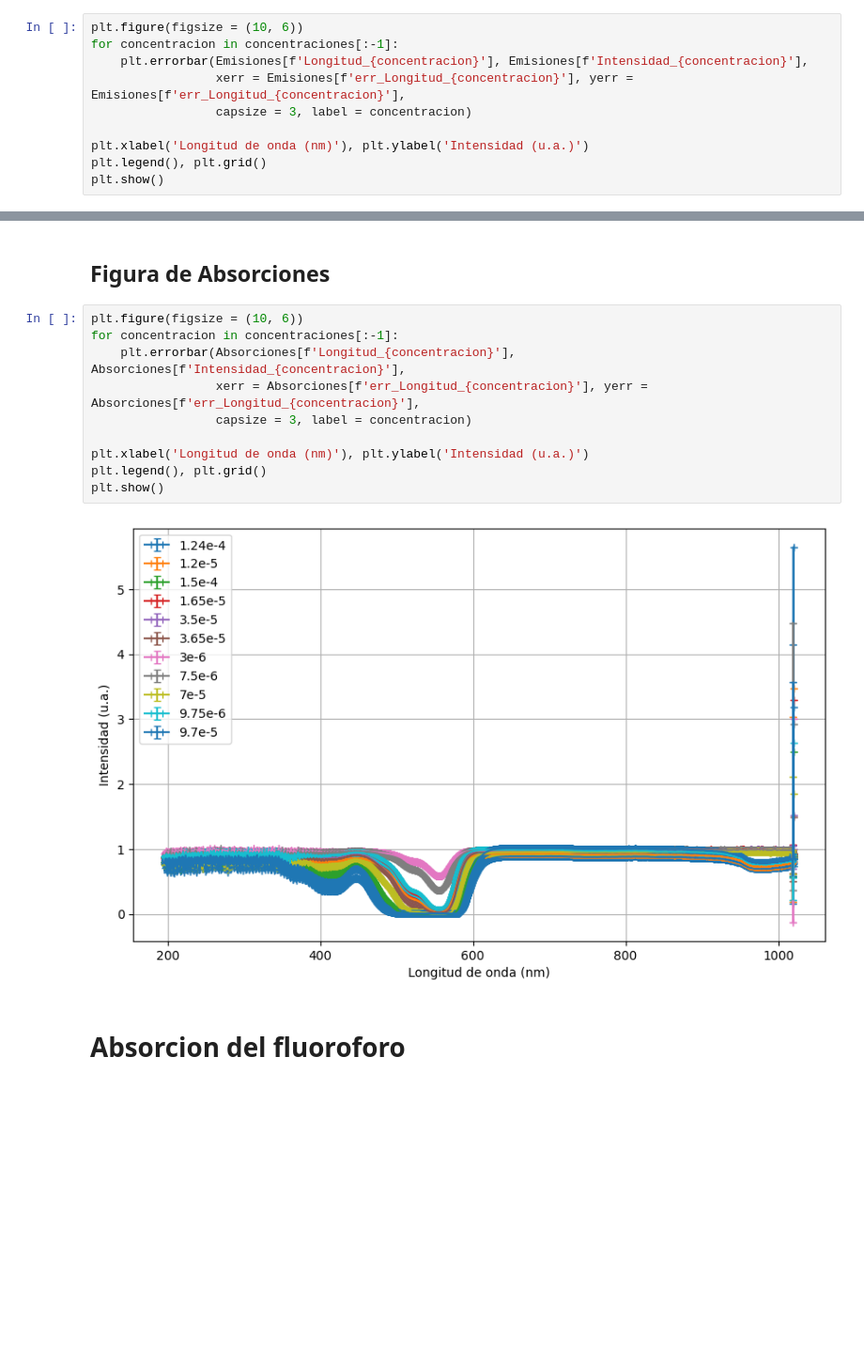
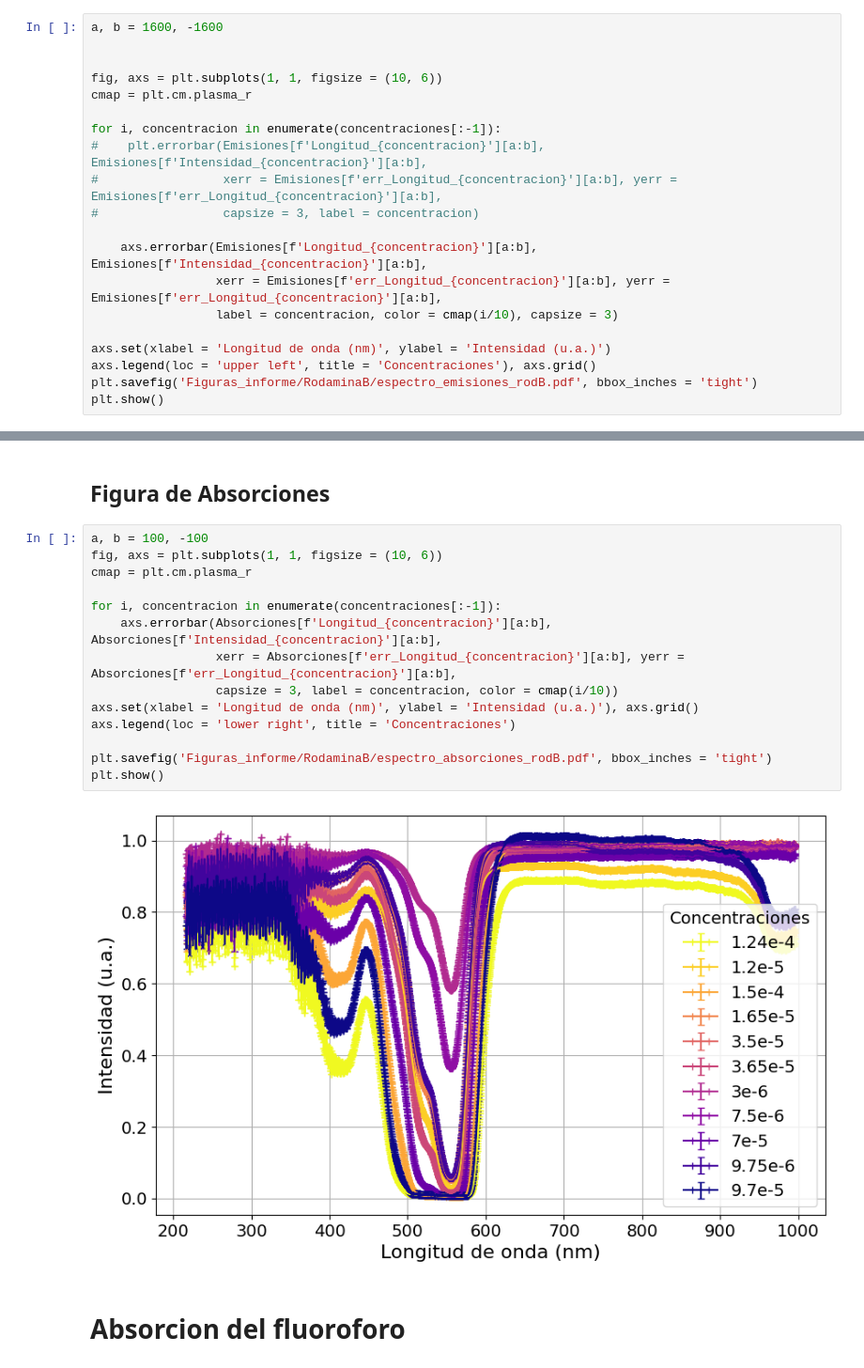
Before and after one commit to BernardoPironio/Espectrometria-difractiva, a Jupyter notebook: analisis_2.ipynb, the cells around one changed output, grey strips where cells are left out. Shown at 94% size. Saved outputs shown, nothing was run; the diff lists cells and outputs as text; blank space fills up the shorter version.

```diff
--- a/analisis_2.ipynb
+++ b/analisis_2.ipynb
@@ -54,13 +61,23 @@ Emisiones = pd.DataFrame(Emision_datos)
 # %% [markdown]
 ## Figura de Emisiones
 # %%
-plt.figure(figsize = (10, 6))
-for concentracion in concentraciones[:-1]:
-    plt.errorbar(Emisiones[f'Longitud_{concentracion}'], Emisiones[f'Intensidad_{concentracion}'],
-                 xerr = Emisiones[f'err_Longitud_{concentracion}'], yerr = Emisiones[f'err_Longitud_{concentracion}'],
-                 capsize = 3, label = concentracion)
+a, b = 1600, -1600
 
-plt.xlabel('Longitud de onda (nm)'), plt.ylabel('Intensidad (u.a.)')
-plt.legend(), plt.grid()
+
+fig, axs = plt.subplots(1, 1, figsize = (10, 6))
+cmap = plt.cm.plasma_r
+
+for i, concentracion in enumerate(concentraciones[:-1]):
+#    plt.errorbar(Emisiones[f'Longitud_{concentracion}'][a:b], Emisiones[f'Intensidad_{concentracion}'][a:b],
+#                 xerr = Emisiones[f'err_Longitud_{concentracion}'][a:b], yerr = Emisiones[f'err_Longitud_{concentracion}'][a:b],
+#                 capsize = 3, label = concentracion)
+
+    axs.errorbar(Emisiones[f'Longitud_{concentracion}'][a:b], Emisiones[f'Intensidad_{concentracion}'][a:b],
+                 xerr = Emisiones[f'err_Longitud_{concentracion}'][a:b], yerr = Emisiones[f'err_Longitud_{concentracion}'][a:b],
+                 label = concentracion, color = cmap(i/10), capsize = 3)
+
+axs.set(xlabel = 'Longitud de onda (nm)', ylabel = 'Intensidad (u.a.)')
+axs.legend(loc = 'upper left', title = 'Concentraciones'), axs.grid()
+plt.savefig('Figuras_informe/RodaminaB/espectro_emisiones_rodB.pdf', bbox_inches = 'tight')
 plt.show()
 # %% [output]
@@ -116,17 +133,21 @@ Absorciones = pd.DataFrame(Absorcion_datos)
 # %% [markdown]
 ## Figura de Absorciones
 # %%
-plt.figure(figsize = (10, 6))
-for concentracion in concentraciones[:-1]:
-    plt.errorbar(Absorciones[f'Longitud_{concentracion}'], Absorciones[f'Intensidad_{concentracion}'],
-                 xerr = Absorciones[f'err_Longitud_{concentracion}'], yerr = Absorciones[f'err_Longitud_{concentracion}'],
-                 capsize = 3, label = concentracion)
+a, b = 100, -100
+fig, axs = plt.subplots(1, 1, figsize = (10, 6))
+cmap = plt.cm.plasma_r
 
-plt.xlabel('Longitud de onda (nm)'), plt.ylabel('Intensidad (u.a.)')
-plt.legend(), plt.grid()
+for i, concentracion in enumerate(concentraciones[:-1]):
+    axs.errorbar(Absorciones[f'Longitud_{concentracion}'][a:b], Absorciones[f'Intensidad_{concentracion}'][a:b],
+                 xerr = Absorciones[f'err_Longitud_{concentracion}'][a:b], yerr = Absorciones[f'err_Longitud_{concentracion}'][a:b],
+                 capsize = 3, label = concentracion, color = cmap(i/10))
+axs.set(xlabel = 'Longitud de onda (nm)', ylabel = 'Intensidad (u.a.)'), axs.grid()
+axs.legend(loc = 'lower right', title = 'Concentraciones')
+
+plt.savefig('Figuras_informe/RodaminaB/espectro_absorciones_rodB.pdf', bbox_inches = 'tight')
 plt.show()
 # %% [output]
-[figure, old version]
+[figure, new version]
 # %% [markdown]
 # Absorcion del fluoroforo
 # %% [markdown]
```
Also changed, not shown: parts of 6 cells of this notebook, 18 other files.
